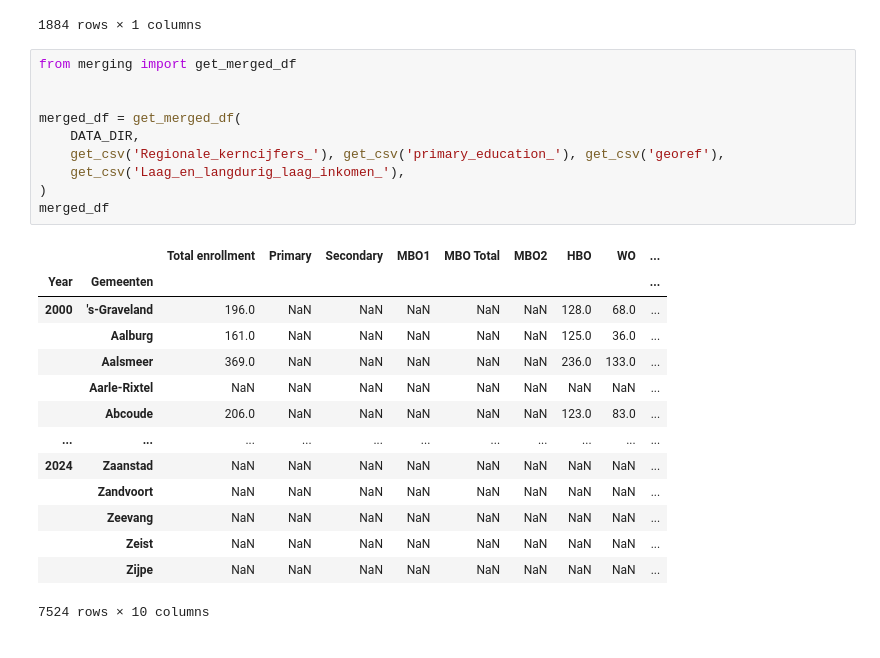
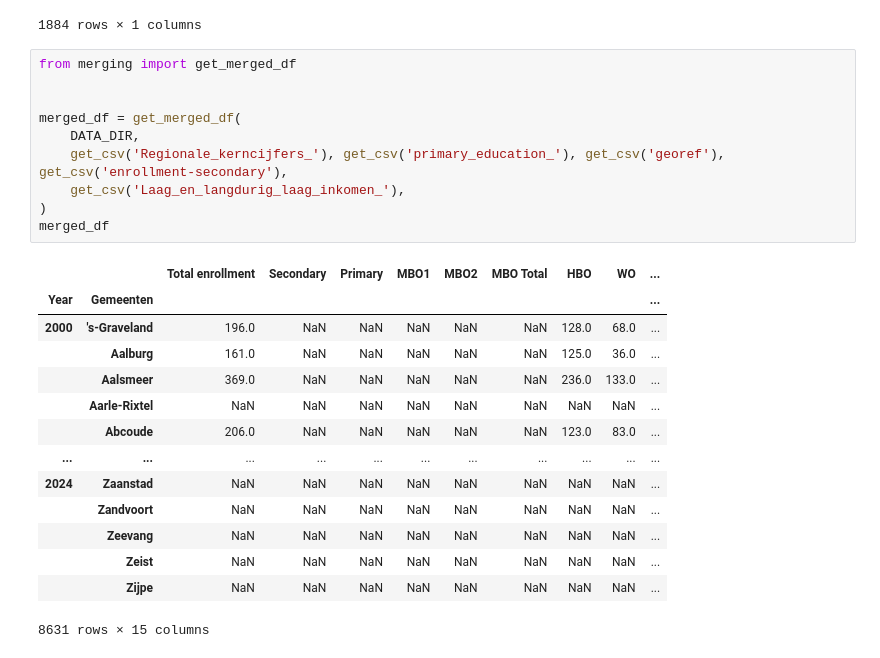
Before and after one commit to Thais02/knowledge2024, a Jupyter notebook: DataProcessing_ultimate.ipynb, the cells around one changed output. Cells and saved outputs as stored; diff of their text form.

```diff
--- a/DataProcessing_ultimate.ipynb
+++ b/DataProcessing_ultimate.ipynb
@@ -170,15 +148,15 @@ get_poverty_df(get_csv('Laag_en_langdurig_laag_inkomen_'), only_total=True)
 # %%
 from merging import get_merged_df
 
 
 merged_df = get_merged_df(
     DATA_DIR,
-    get_csv('Regionale_kerncijfers_'), get_csv('primary_education_'), get_csv('georef'),
+    get_csv('Regionale_kerncijfers_'), get_csv('primary_education_'), get_csv('georef'), get_csv('enrollment-secondary'),
     get_csv('Laag_en_langdurig_laag_inkomen_'),
 )
 merged_df
 # %% [output]
-|  |  | Total enrollment | Primary | Secondary | MBO1 | MBO Total | MBO2 | HBO | WO | ... |
+|  |  | Total enrollment | Secondary | Primary | MBO1 | MBO2 | MBO Total | HBO | WO | ... |
 | Year | Gemeenten |  |  |  |  |  |  |  |  | ... |
 | 2000 | 's-Graveland | 196.0 | NaN | NaN | NaN | NaN | NaN | 128.0 | 68.0 | ... |
 |  | Aalburg | 161.0 | NaN | NaN | NaN | NaN | NaN | 125.0 | 36.0 | ... |
@@ -191,7 +169,7 @@ merged_df
 |  | Zeevang | NaN | NaN | NaN | NaN | NaN | NaN | NaN | NaN | ... |
 |  | Zeist | NaN | NaN | NaN | NaN | NaN | NaN | NaN | NaN | ... |
 |  | Zijpe | NaN | NaN | NaN | NaN | NaN | NaN | NaN | NaN | ... |
-7524 rows × 10 columns
+8631 rows × 15 columns
 # %%
 from merging import get_cities_inner
 
```
Also changed, not shown: parts of 7 cells of this notebook, 2 other files.
